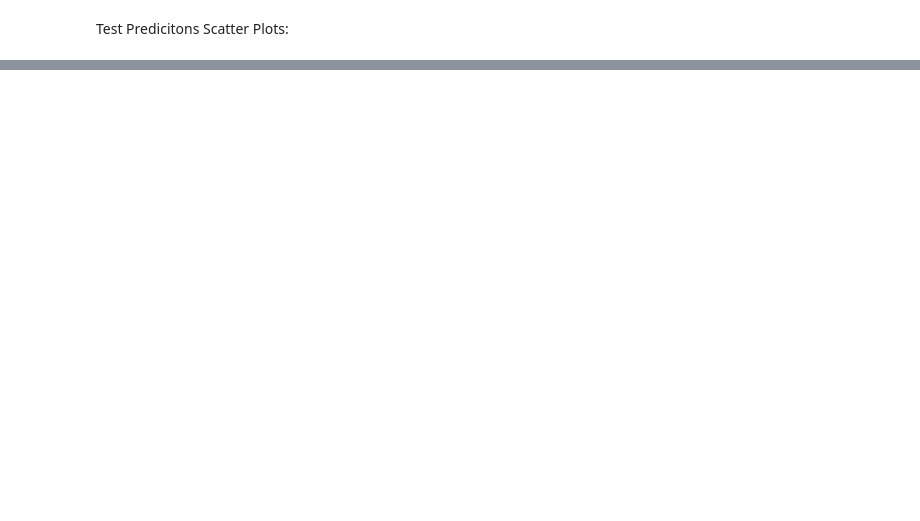
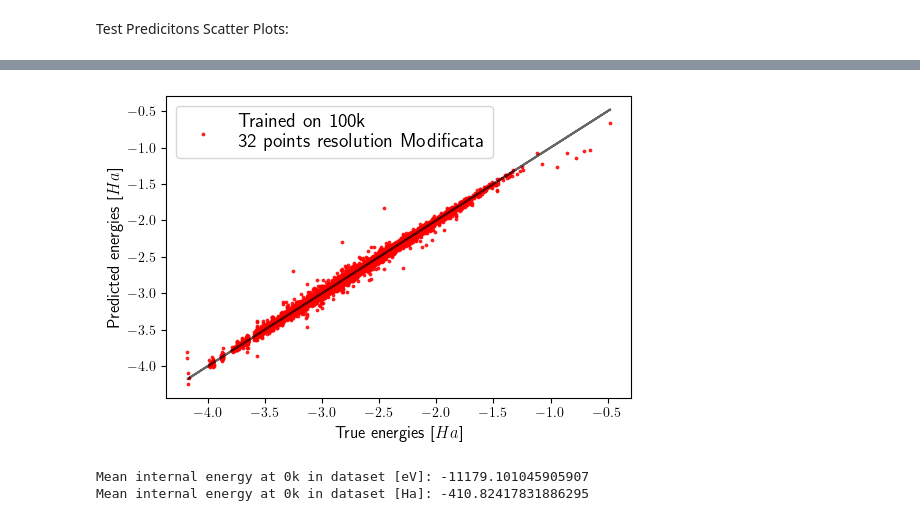
Before and after one commit to lbrodolo/deep_molecules, a Jupyter notebook: dataset_results_analysis.ipynb, the cells around one changed output, grey strips where cells are left out. Cells and saved outputs as stored; diff of their text form; code cells hidden in the pictures; blank space fills up the shorter version.

```diff
--- a/dataset_results_analysis.ipynb
+++ b/dataset_results_analysis.ipynb
@@ -145,0 +154,20 @@ for i in range(5):
+# %%
+plt.scatter(true_targets_test, grid32_100k_adattata, c='r', s=3, alpha=0.8, label='Trained on 100k \n32 points resolution Modificata')
+plt.legend(prop={"size":14})
+plt.xlabel("True energies [$Ha$]", size=12)
+plt.ylabel("Predicted energies [$Ha$]", size=12)
+plt.plot(true_targets_test, true_targets_test, c='k', alpha=0.6, label='Theoretical')
+plt.show()
+# %% [output]
+[figure, added]
+# %%
+
+dataset_energies = np.load("/Users/lucabrodoloni/Desktop/Stage/workgpu/energies_dict.npz")
+mean_int_eV = dataset_energies["internal_energy0k"].mean() * 27.2114
+mean_int_Ha = dataset_energies["internal_energy0k"].mean()
+
+print(f"Mean internal energy at 0k in dataset [eV]: {mean_int_eV}")
+print(f"Mean internal energy at 0k in dataset [Ha]: {mean_int_Ha}")
+# %% [output]
+Mean internal energy at 0k in dataset [eV]: -11179.101045905907
+Mean internal energy at 0k in dataset [Ha]: -410.82417831886295
```
Also changed, not shown: parts of 3 cells of this notebook.
